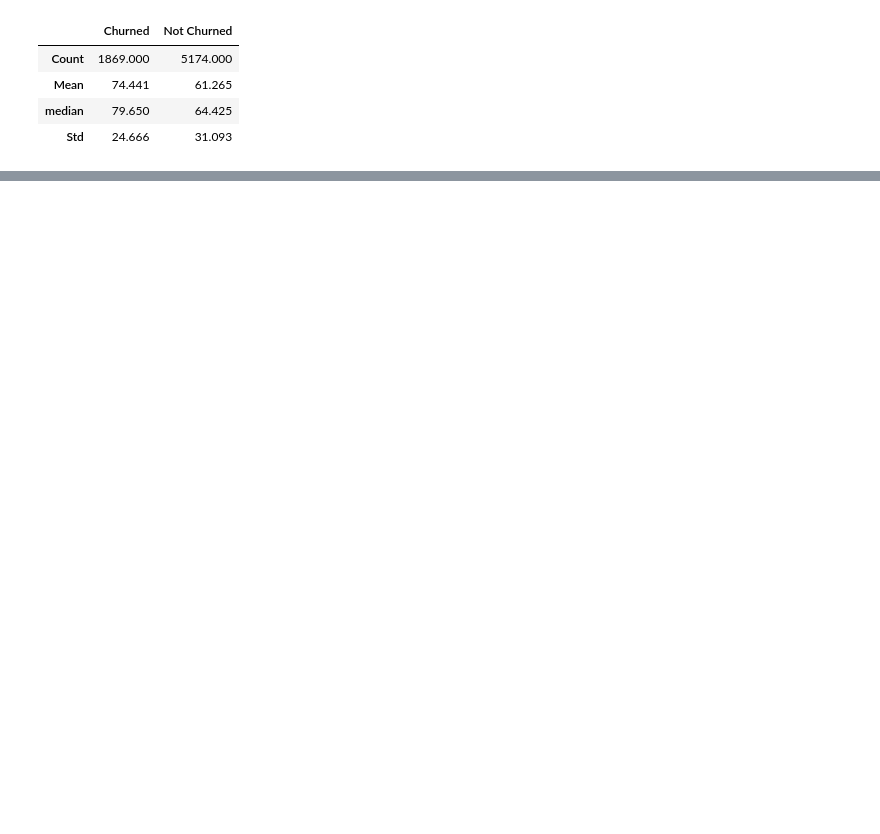
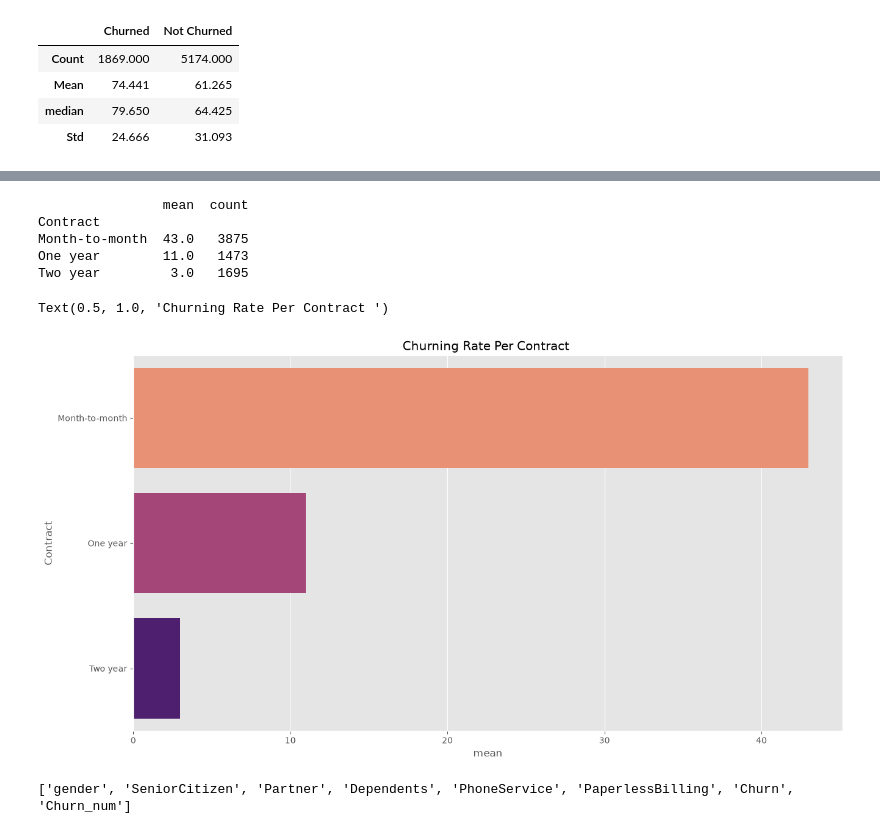
Before and after one commit to braabarkat2004-boop/ML_project, a Jupyter notebook: notebooks/EDA.ipynb, the cells around one changed output, grey strips where cells are left out. Saved outputs shown, nothing was run; the diff lists cells and outputs as text; code cells hidden in the pictures; blank space fills up the shorter version.

```diff
--- a/notebooks/EDA.ipynb
+++ b/notebooks/EDA.ipynb
@@ -420,0 +607,34 @@ results2.round(3)
+# %%
+#churning per contract
+contract_churn = (
+    df.groupby("Contract")["Churn_num"]
+      .agg(["mean", "count"]).round(2)
+)
+contract_churn["mean"] *= 100
+print(contract_churn)
+plt.figure(figsize=(15,8))
+sns.barplot(x=contract_churn["mean"],y=contract_churn.index,palette="magma_r")
+plt.title("Churning Rate Per Contract ")
+
+# recommendations :
+# Free premium service for the first three months.
+#Priority technical support
+#Offer a cheaper package with fewer services
+# %% [output]
+                mean  count
+Contract
+Month-to-month  43.0   3875
+One year        11.0   1473
+Two year         3.0   1695
+Text(0.5, 1.0, 'Churning Rate Per Contract ')
+[figure, added]
+# %%
+my_list=[]
+for col in df.columns:
+    if df[col].nunique()==2:
+        my_list.append(col)
+
+
+print(my_list)
+# %% [output]
+['gender', 'SeniorCitizen', 'Partner', 'Dependents', 'PhoneService', 'PaperlessBilling', 'Churn', 'Churn_num']
```
Also changed, not shown: parts of 36 cells of this notebook, 9 other files.
